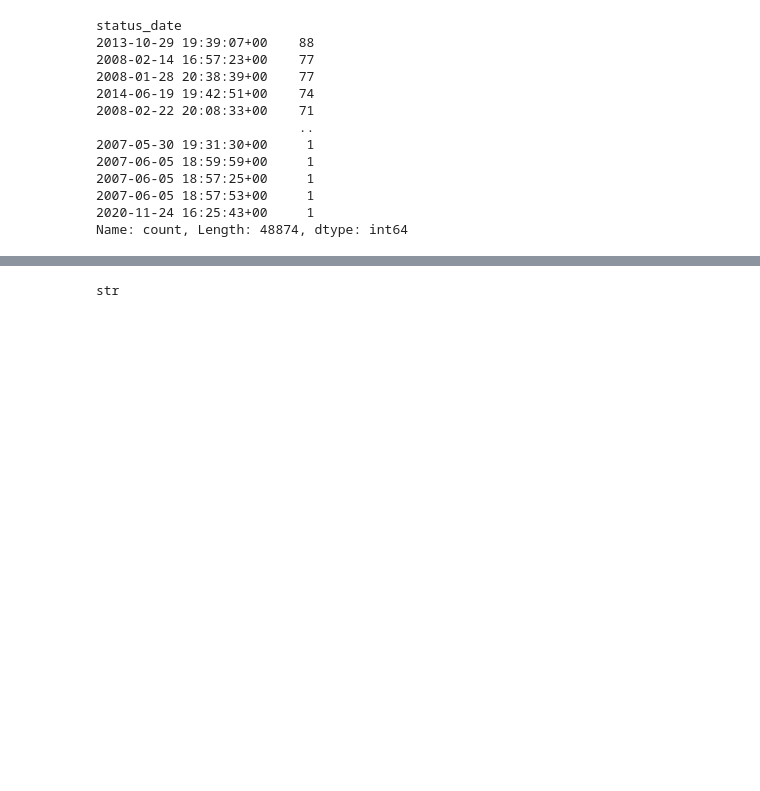
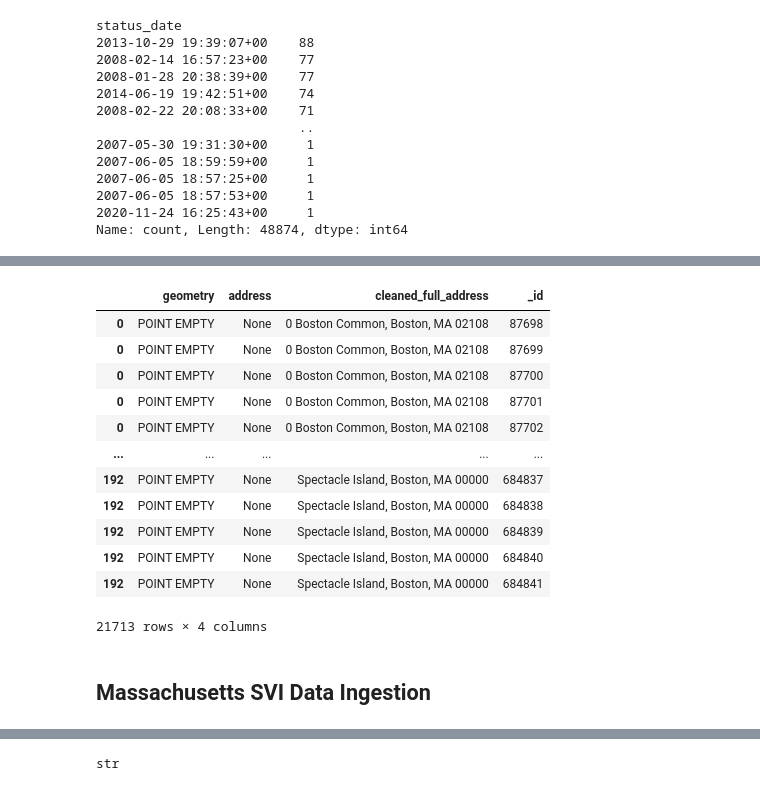
Before and after one commit to josephheadley3/food-inspection-prediction-model, a Jupyter notebook: data_cleaning_steps.ipynb, the cells around one changed output, grey strips where cells are left out. Saved outputs shown, nothing was run; the diff lists cells and outputs as text; code cells hidden in the pictures; blank space fills up the shorter version.

```diff
--- a/data_cleaning_steps.ipynb
+++ b/data_cleaning_steps.ipynb
@@ -109,3 +366,21 @@ Name: count, Length: 48874, dtype: int64
+# %%
+geojoined_df.explode('_id')
+# %% [output]
+|  | geometry | address | cleaned_full_address | _id |
+| 0 | POINT EMPTY | None | 0 Boston Common, Boston, MA 02108 | 87698 |
+| 0 | POINT EMPTY | None | 0 Boston Common, Boston, MA 02108 | 87699 |
+| 0 | POINT EMPTY | None | 0 Boston Common, Boston, MA 02108 | 87700 |
+| 0 | POINT EMPTY | None | 0 Boston Common, Boston, MA 02108 | 87701 |
+| 0 | POINT EMPTY | None | 0 Boston Common, Boston, MA 02108 | 87702 |
+| ... | ... | ... | ... | ... |
+| 192 | POINT EMPTY | None | Spectacle Island, Boston, MA 00000 | 684837 |
+| 192 | POINT EMPTY | None | Spectacle Island, Boston, MA 00000 | 684838 |
+| 192 | POINT EMPTY | None | Spectacle Island, Boston, MA 00000 | 684839 |
+| 192 | POINT EMPTY | None | Spectacle Island, Boston, MA 00000 | 684840 |
+| 192 | POINT EMPTY | None | Spectacle Island, Boston, MA 00000 | 684841 |
+21713 rows × 4 columns
+# %% [markdown]
+## Massachusetts SVI Data Ingestion
 # %%
 svi_df = pd.read_csv('MA_2020_SVI.csv')
 # %%
```
Also changed, not shown: parts of 35 cells of this notebook.
